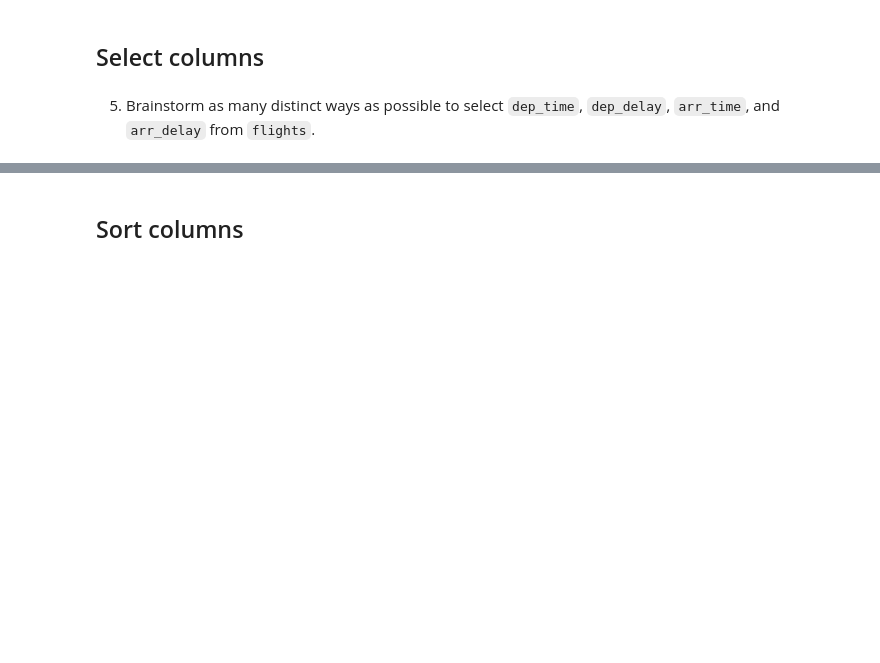
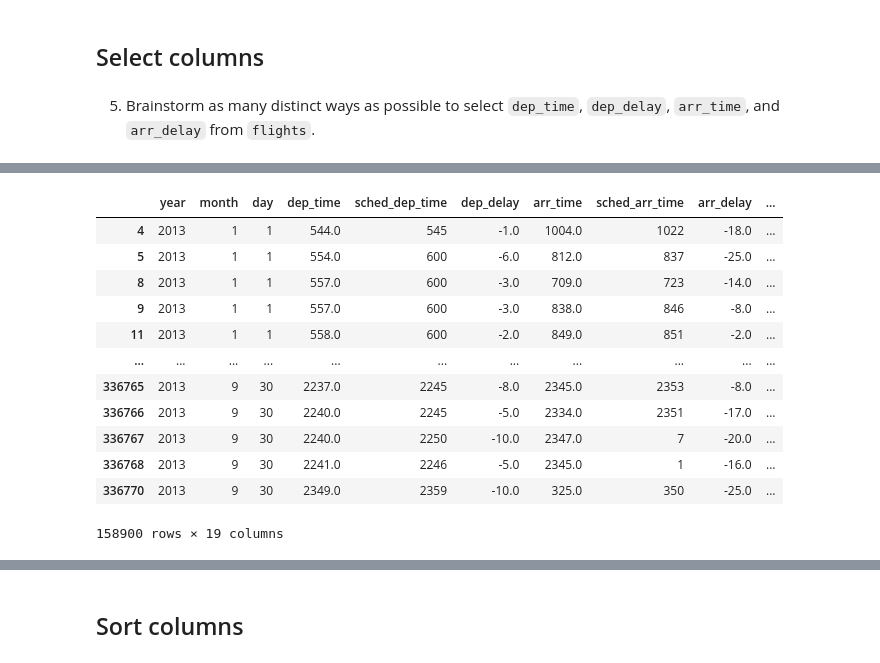
Before and after one commit to qlab-intro-python/tarea-2-jorge-dongo-joshua-quispe, a Jupyter notebook: tarea_2_plantilla.ipynb, the cells around one changed output, grey strips where cells are left out. Cells and saved outputs as stored; diff of their text form; code cells hidden in the pictures; blank space fills up the shorter version.

```diff
--- a/tarea_2_plantilla.ipynb
+++ b/tarea_2_plantilla.ipynb
@@ -263,0 +279,17 @@ flights.loc[(flights['arr_time']==(False and None))]
+# %%
+# Salio antes y llego antes
+flights.loc[((flights['dep_delay']<=0) & (flights['arr_delay']<=0))]
+# %% [output]
+|  | year | month | day | dep_time | sched_dep_time | dep_delay | arr_time | sched_arr_time | arr_delay | ... |
+| 4 | 2013 | 1 | 1 | 544.0 | 545 | -1.0 | 1004.0 | 1022 | -18.0 | ... |
+| 5 | 2013 | 1 | 1 | 554.0 | 600 | -6.0 | 812.0 | 837 | -25.0 | ... |
+| 8 | 2013 | 1 | 1 | 557.0 | 600 | -3.0 | 709.0 | 723 | -14.0 | ... |
+| 9 | 2013 | 1 | 1 | 557.0 | 600 | -3.0 | 838.0 | 846 | -8.0 | ... |
+| 11 | 2013 | 1 | 1 | 558.0 | 600 | -2.0 | 849.0 | 851 | -2.0 | ... |
+| ... | ... | ... | ... | ... | ... | ... | ... | ... | ... | ... |
+| 336765 | 2013 | 9 | 30 | 2237.0 | 2245 | -8.0 | 2345.0 | 2353 | -8.0 | ... |
+| 336766 | 2013 | 9 | 30 | 2240.0 | 2245 | -5.0 | 2334.0 | 2351 | -17.0 | ... |
+| 336767 | 2013 | 9 | 30 | 2240.0 | 2250 | -10.0 | 2347.0 | 7 | -20.0 | ... |
+| 336768 | 2013 | 9 | 30 | 2241.0 | 2246 | -5.0 | 2345.0 | 1 | -16.0 | ... |
+| 336770 | 2013 | 9 | 30 | 2349.0 | 2359 | -10.0 | 325.0 | 350 | -25.0 | ... |
+158900 rows × 19 columns
```
Also changed, not shown: parts of 21 cells of this notebook.
